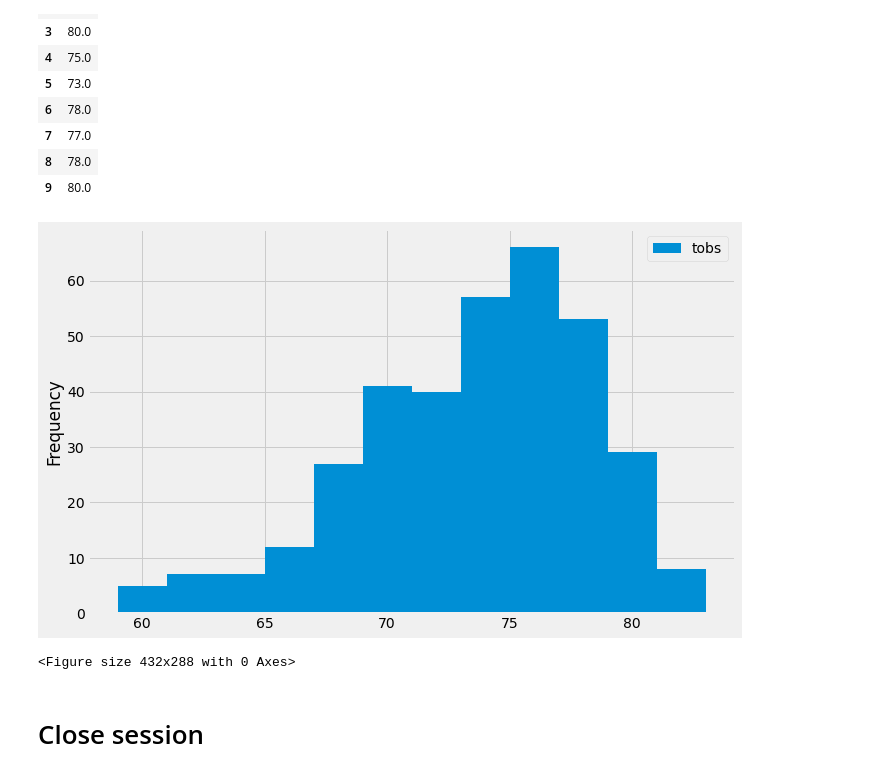
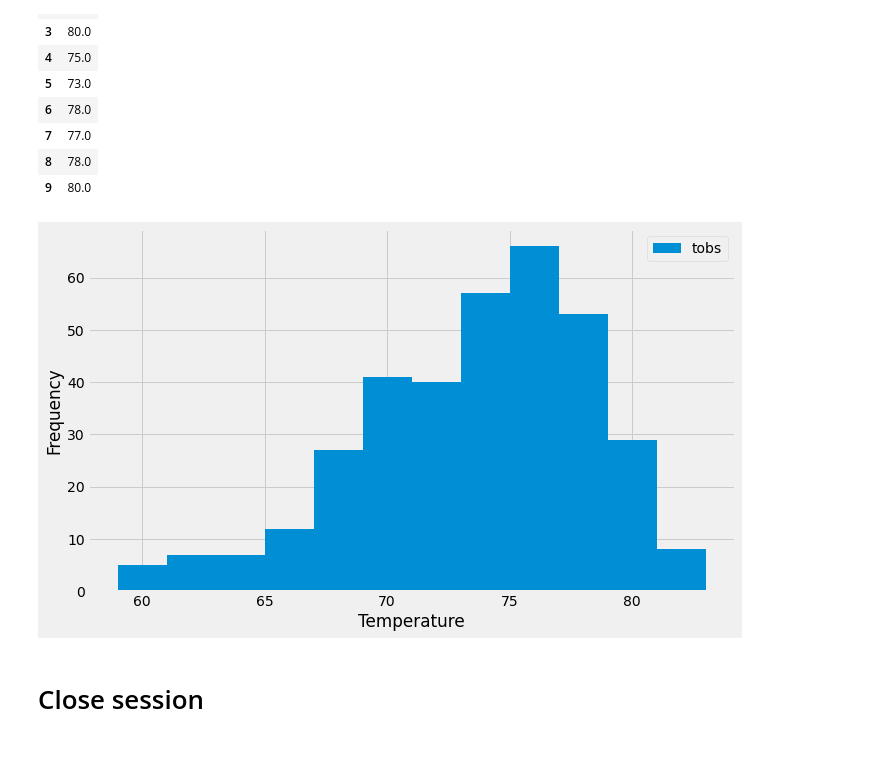
Before and after one commit to kreetigulati/climate-analysis-sqlalchemy, a Jupyter notebook: climate_starter.ipynb, the cells around one changed output. Cells and saved outputs as stored; diff of their text form; code cells hidden in the pictures.

```diff
--- a/climate_starter.ipynb
+++ b/climate_starter.ipynb
@@ -167,8 +185,8 @@ temp_date
  (76.0,),
  (79.0,)]
 # %%
-temp_df = pd.DataFrame(temp_date, columns=["tobs"])
-temp_df.head(10)
+df_temp = pd.DataFrame(temp_date, columns=["tobs"])
+df_temp.head(10)
 # %% [output]
 |  | tobs |
 | 0 | 77.0 |
@@ -183,17 +201,15 @@ temp_df.head(10)
 | 9 | 80.0 |
 # %%
 plt.figure(figsize=(10,6));
-plt.hist(temp_df["tobs"], bins=12)
+plt.hist(df_temp["tobs"], bins=12)
 plt.ylabel("Frequency")
+plt.xlabel("Temperature")
 plt.legend(["tobs"])
 plt.tight_layout()
+plt.savefig("frequency.png")
 plt.show()
-
-
-plt.savefig("frequency.png")
 # %% [output]
-[figure, old version]
+[figure, new version]
-<Figure size 432x288 with 0 Axes>
 # %% [markdown]
 # Close session
 # %%
```
Also changed, not shown: parts of 5 cells of this notebook, 2 other files.
